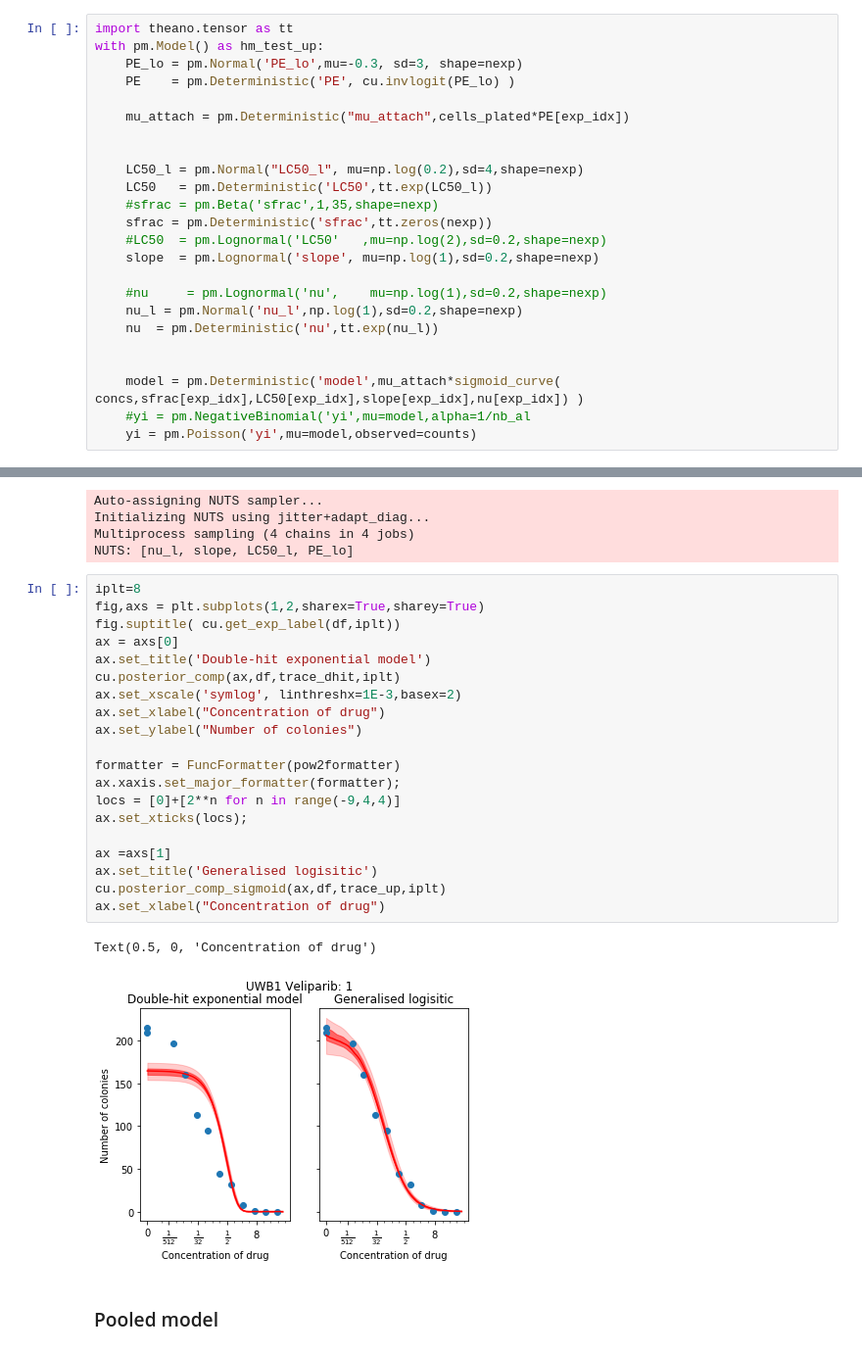
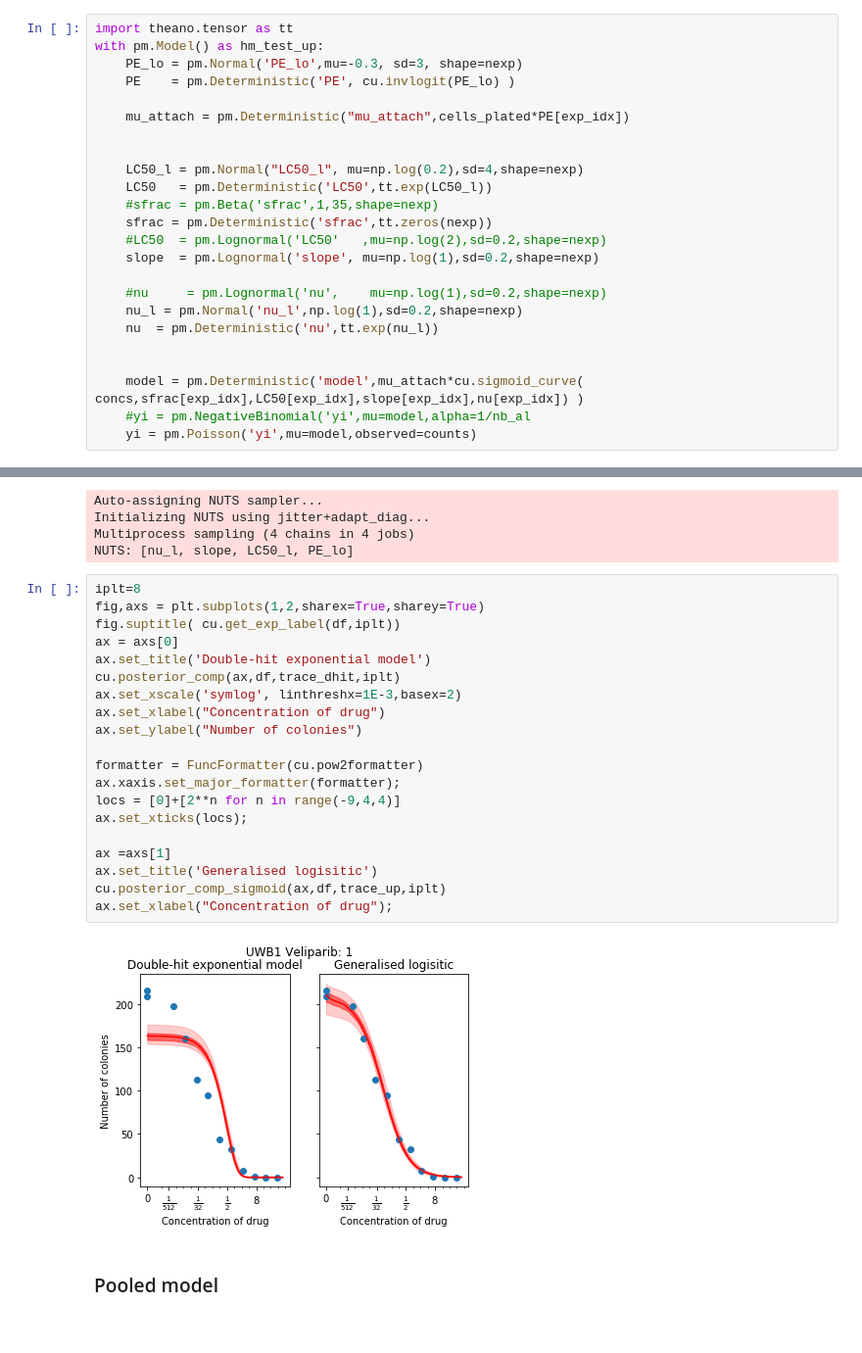
Before and after one commit to evenhuis/clonogenic, a Jupyter notebook: HMC_model1.ipynb, the cells around one changed output, grey strips where cells are left out. Shown: that part at 98% size. Saved outputs shown, nothing was run; the diff lists cells and outputs as text.

Commit message:
Cleared up old refernces from the HMC_model1.ipynb

```diff
--- a/HMC_model1.ipynb
+++ b/HMC_model1.ipynb
@@ -182,7 +130,7 @@ with pm.Model() as hm_test_up:
     nu  = pm.Deterministic('nu',tt.exp(nu_l))
 
 
-    model = pm.Deterministic('model',mu_attach*sigmoid_curve( concs,sfrac[exp_idx],LC50[exp_idx],slope[exp_idx],nu[exp_idx]) )
+    model = pm.Deterministic('model',mu_attach*cu.sigmoid_curve( concs,sfrac[exp_idx],LC50[exp_idx],slope[exp_idx],nu[exp_idx]) )
     #yi = pm.NegativeBinomial('yi',mu=model,alpha=1/nb_al
     yi = pm.Poisson('yi',mu=model,observed=counts)
 # %%
@@ -196,26 +144,25 @@ NUTS: [nu_l, slope, LC50_l, PE_lo]
 # %%
 iplt=8
 fig,axs = plt.subplots(1,2,sharex=True,sharey=True)
 fig.suptitle( cu.get_exp_label(df,iplt))
 ax = axs[0]
 ax.set_title('Double-hit exponential model')
 cu.posterior_comp(ax,df,trace_dhit,iplt)
 ax.set_xscale('symlog', linthreshx=1E-3,basex=2)
 ax.set_xlabel("Concentration of drug")
 ax.set_ylabel("Number of colonies")
 
-formatter = FuncFormatter(pow2formatter)
+formatter = FuncFormatter(cu.pow2formatter)
 ax.xaxis.set_major_formatter(formatter);
 locs = [0]+[2**n for n in range(-9,4,4)]
 ax.set_xticks(locs);
 
 ax =axs[1]
 ax.set_title('Generalised logisitic')
 cu.posterior_comp_sigmoid(ax,df,trace_up,iplt)
-ax.set_xlabel("Concentration of drug")
+ax.set_xlabel("Concentration of drug");
 # %% [output]
-Text(0.5, 0, 'Concentration of drug')
-[figure, old version]
+[figure, new version]
 # %% [markdown]
 ### Pooled model
 # %%
```
Also changed, not shown: parts of 34 cells of this notebook, 1 other file.
